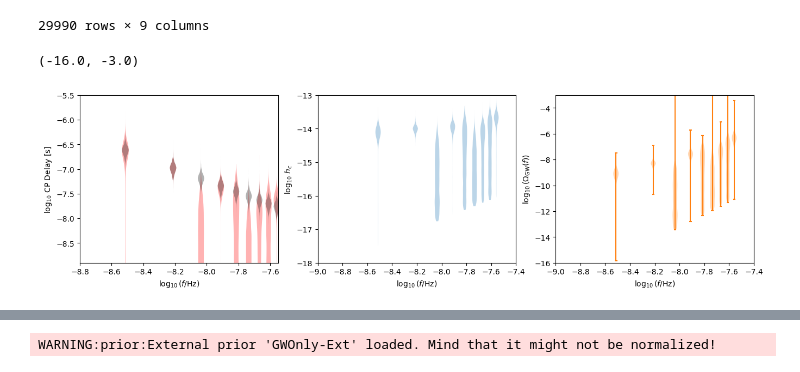
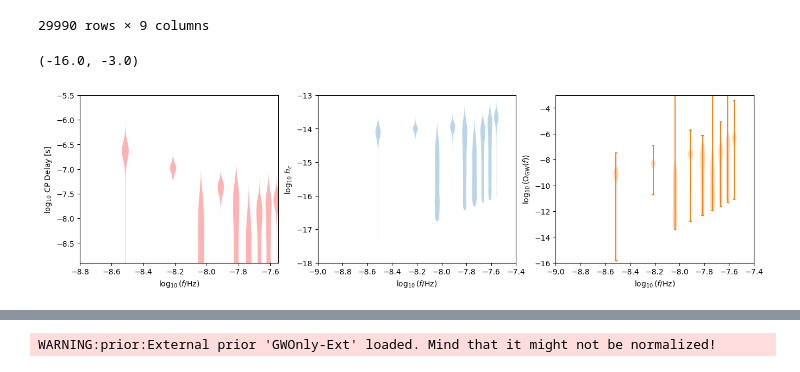
Before and after one commit to bohuarolandli/stiffGWpy, a Jupyter notebook: cobaya/likelihoods/PTA/test_PTA.ipynb, the cells around one changed output, grey strips where cells are left out. Drawn from its saved outputs; the diff is of its cells as text; code cells hidden in the pictures.

```diff
--- a/cobaya/likelihoods/PTA/test_PTA.ipynb
+++ b/cobaya/likelihoods/PTA/test_PTA.ipynb
@@ -753,39 +753,39 @@ vpt1 = ax1.violinplot(EPTAnew, positions=(freqs), widths=5e-3*np.abs(freqs), sho
 for pc in vpt1['bodies']:
     pc.set_facecolor('r')
     pc.set_alpha(0.3)
-vpt1_mk = ax1.violinplot(EPTAnew_mock, positions=(freqs), widths=5e-3*np.abs(freqs), showextrema=False)
-for pc in vpt1_mk['bodies']:
-    pc.set_facecolor('k')
-    pc.set_alpha(0.3)
+#vpt1_mk = ax1.violinplot(EPTAnew_mock, positions=(freqs), widths=5e-3*np.abs(freqs), showextrema=False)
+#for pc in vpt1_mk['bodies']:
+#    pc.set_facecolor('k')
+#    pc.set_alpha(0.3)
 #ax1.scatter(IPTA_freqs_13, IPTA_low_med, s=5, c='r',)
 plt.xlabel(r'$\log_{10}(f/\mathrm{Hz})$');
 plt.ylabel(r'log$_{10}$ CP Delay [s]') # Residual [s]
 #plt.xlim(-9, -7.4); plt.ylim(-10.2, -5)
 plt.xlim(-8.8, -7.55); plt.ylim(-8.9, -5.5)
 #plt.legend(loc=9)
 
 ax2 = fig.add_subplot(132)
 vpt2 = ax2.violinplot(hc_EPTA, positions=(freqs), widths=5e-3*np.abs(freqs), showextrema=False,)
 #ax2.set_xscale('log')
 #ax2.scatter(IPTA_freqs_13, hc_IPTA_low_med, s=5, c='b',)
 plt.xlabel(r'$\log_{10}(f/\mathrm{Hz})$')
 plt.ylabel(r'log$_{10}$ $h_c$') # Characteristic strain
 plt.xlim(-9, -7.4); plt.ylim(-18, -13.)
 
 ax3 = fig.add_subplot(133)
 vpt3 = ax3.violinplot(Ogw_EPTA, positions=(freqs), widths=5e-3*np.abs(freqs), showextrema=True,)
 vpt3['cbars'].set_color('tab:orange')
 vpt3['cmaxes'].set_color('tab:orange')
 vpt3['cmins'].set_color('tab:orange')
 for pc in vpt3['bodies']:
     pc.set_facecolor('tab:orange')
     pc.set_alpha(0.3)
 plt.xlabel(r'$\log_{10}(f/\mathrm{Hz})$')
 plt.ylabel(r'$\log_{10}$($\Omega_{\rm GW}(f)$)')
 plt.xlim(-9, -7.4); plt.ylim(-16, -3)
 # %% [output]
 (-16.0, -3.0)
-[figure, old version]
+[figure, new version]
 # %%
 #OgwH2_EPTA = 2*EPTAnew + np.log10(T_EPTA*8) + 4*np.log10(np.pi) + 5*freqs
 
```
Also changed, not shown: parts of 3 cells of this notebook, 1 other file.
